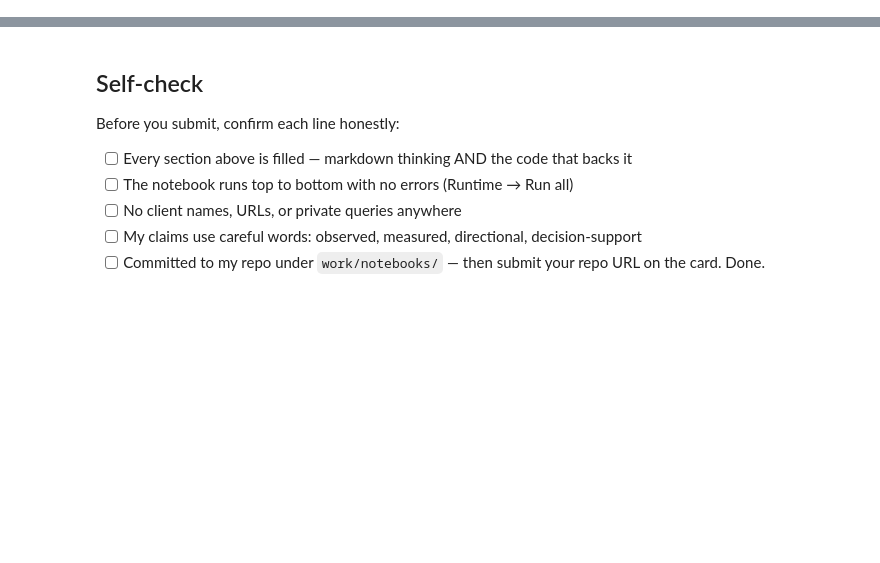
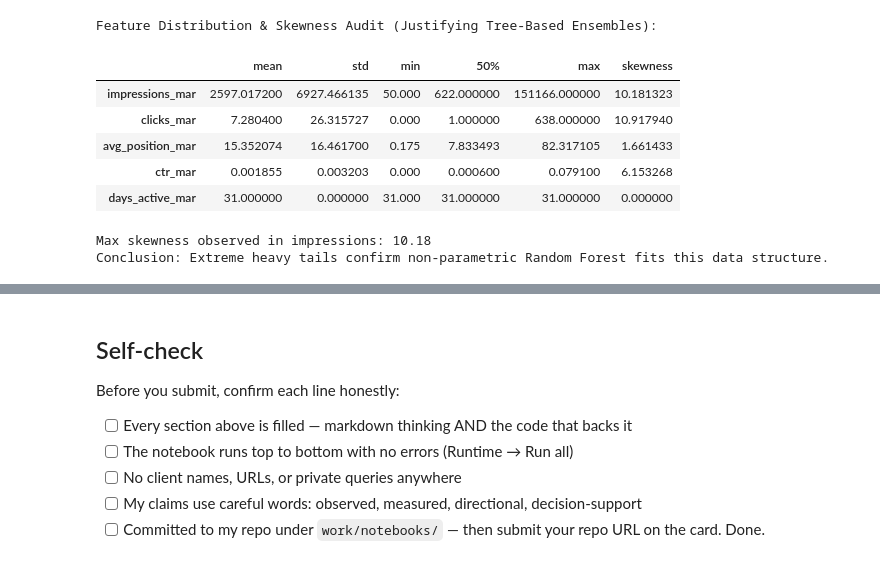
Before and after one commit to Venomm777/FlyAi, a Jupyter notebook: work/notebooks/w05_model.ipynb, the cells around one changed output, grey strips where cells are left out. Cells and saved outputs as stored; diff of their text form; code cells hidden in the pictures; blank space fills up the shorter version.

```diff
--- a/work/notebooks/w05_model.ipynb
+++ b/work/notebooks/w05_model.ipynb
@@ -36,0 +55,58 @@ This skeleton is yours to fill. Work the sections **in order** — each one has
+# %%
+import duckdb
+import numpy as np
+import pandas as pd
+from google.colab import userdata
+
+# 1. Connect to warehouse via DuckDB
+hf_token = userdata.get('HF_TOKEN')
+con = duckdb.connect()
+con.execute("INSTALL httpfs; LOAD httpfs;")
+
+try:
+    con.execute(f"CREATE SECRET (TYPE HUGGINGFACE, TOKEN '{hf_token}');")
+except Exception:
+    con.execute(f"SET hf_token='{hf_token}';")
+
+BASE = "hf://datasets/FlyRank/internship-warehouse"
+FACT_DAILY = f"{BASE}/fact_content_daily_performance"
+
+# 2. Extract March observation slice to audit signal distributions
+audit_query = f"""
+SELECT
+    client_hash_id,
+    content_hash_id,
+    SUM(gsc_impressions) AS impressions_mar,
+    SUM(gsc_clicks) AS clicks_mar,
+    AVG(gsc_avg_position) AS avg_position_mar,
+    ROUND(SUM(gsc_clicks) * 1.0 / NULLIF(SUM(gsc_impressions), 0), 4) AS ctr_mar,
+    COUNT(DISTINCT report_date) AS days_active_mar
+FROM read_parquet('{FACT_DAILY}/month=2026-03/*.parquet')
+WHERE client_has_gsc IS TRUE
+GROUP BY client_hash_id, content_hash_id
+HAVING SUM(gsc_impressions) >= 50
+LIMIT 5000;
+"""
+df_audit = con.execute(audit_query).fetchdf()
+
+# 3. Method Justification Check: Skewness & Summary Statistics
+feature_cols = ["impressions_mar", "clicks_mar", "avg_position_mar", "ctr_mar", "days_active_mar"]
+stats_df = df_audit[feature_cols].describe().T
+stats_df["skewness"] = df_audit[feature_cols].skew()
+
+print("Feature Distribution & Skewness Audit (Justifying Tree-Based Ensembles):")
+display(stats_df[["mean", "std", "min", "50%", "max", "skewness"]])
+
+# High skew (> 2.0) in impressions/clicks confirms non-linear tree models handle the distribution better than linear models
+print(f"\nMax skewness observed in impressions: {stats_df.loc['impressions_mar', 'skewness']:.2f}")
+print("Conclusion: Extreme heavy tails confirm non-parametric Random Forest fits this data structure.")
+# %% [output]
+Feature Distribution & Skewness Audit (Justifying Tree-Based Ensembles):
+|  | mean | std | min | 50% | max | skewness |
+| impressions_mar | 2597.017200 | 6927.466135 | 50.000 | 622.000000 | 151166.000000 | 10.181323 |
+| clicks_mar | 7.280400 | 26.315727 | 0.000 | 1.000000 | 638.000000 | 10.917940 |
+| avg_position_mar | 15.352074 | 16.461700 | 0.175 | 7.833493 | 82.317105 | 1.661433 |
+| ctr_mar | 0.001855 | 0.003203 | 0.000 | 0.000600 | 0.079100 | 6.153268 |
+| days_active_mar | 31.000000 | 0.000000 | 31.000 | 31.000000 | 31.000000 | 0.000000 |
+Max skewness observed in impressions: 10.18
+Conclusion: Extreme heavy tails confirm non-parametric Random Forest fits this data structure.
```
Also changed, not shown: parts of 17 cells of this notebook.
